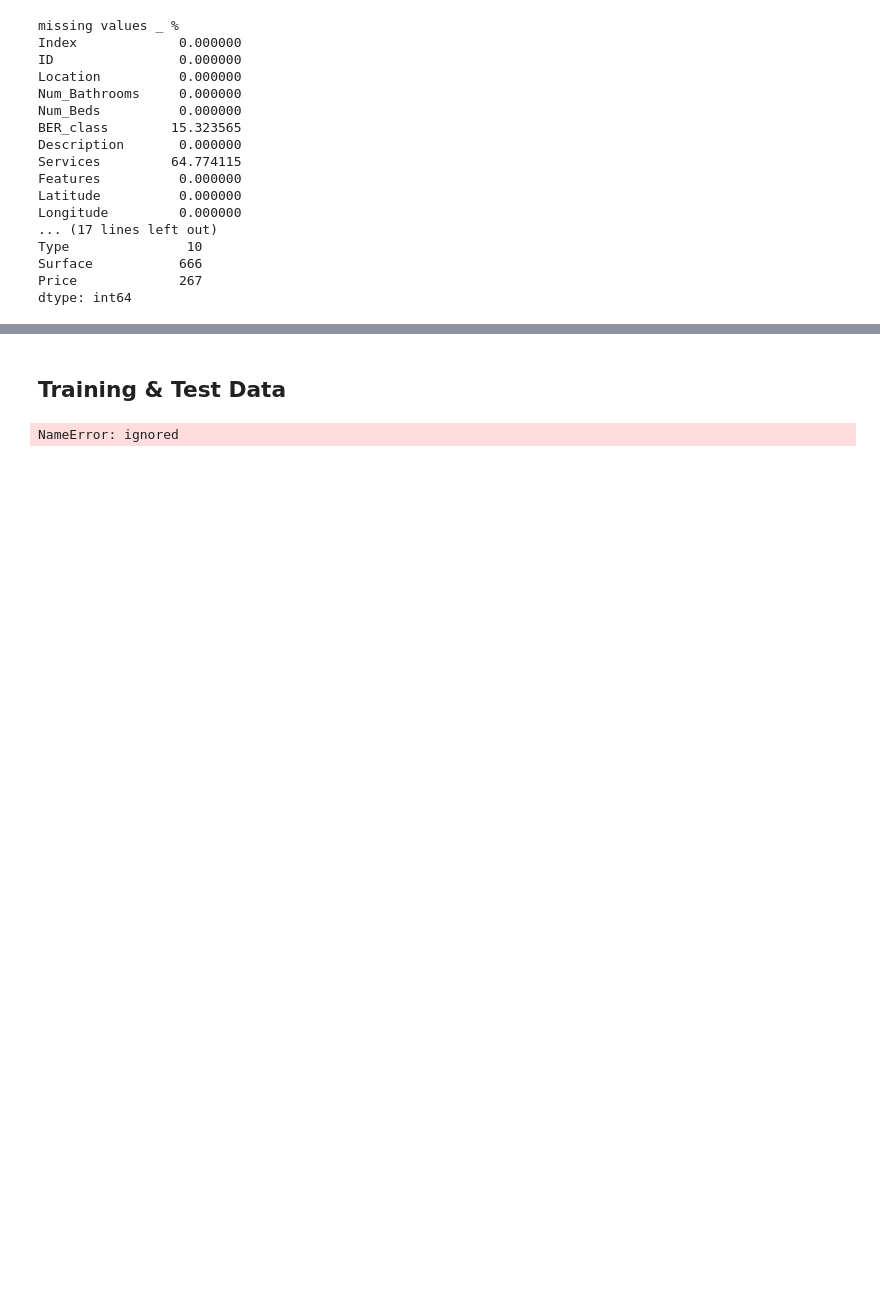
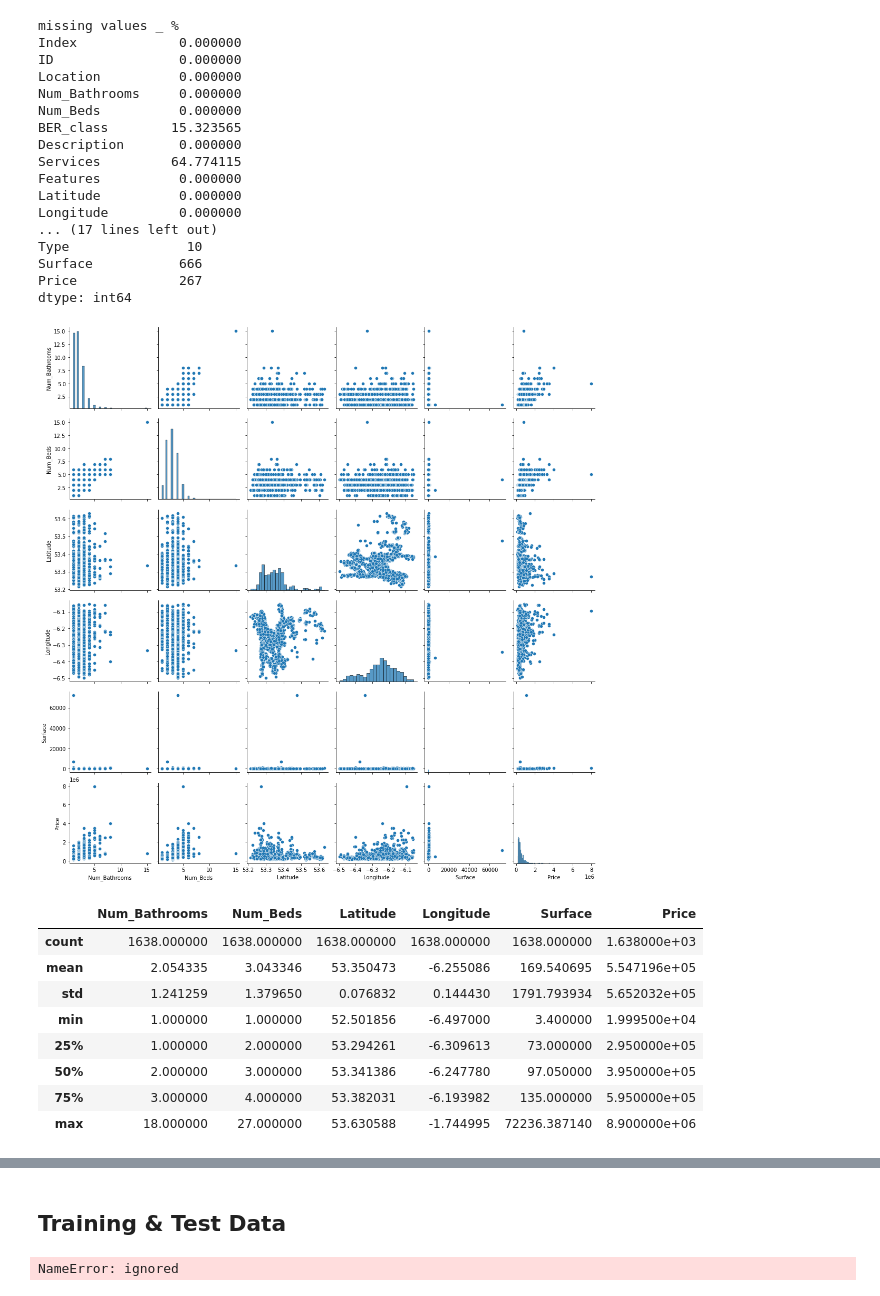
Before and after one commit to tomkeane07/AI-Projects-UL, a Jupyter notebook: semester3/MachineLearningApplications/E3/E3.ipynb, the cells around one changed output, grey strips where cells are left out. Saved outputs shown, nothing was run; the diff lists cells and outputs as text; code cells hidden in the pictures; blank space fills up the shorter version.

```diff
--- a/semester3/MachineLearningApplications/E3/E3.ipynb
+++ b/semester3/MachineLearningApplications/E3/E3.ipynb
@@ -188,3 +190,26 @@ Type               10
 Surface           666
 Price             267
 dtype: int64
+# %%
+dropcols = ['Services', 'Index', 'ID']
+# %%
+def inspect_data(df, dropcols):
+  df = df.drop(df[dropcols], axis=1)
+
+  sns.pairplot(data=df.dropna())
+  plt.show()
+
+  display(df.describe())
+
+inspect_data(dftrain, dropcols)
+# %% [output]
+[figure, added]
+|  | Num_Bathrooms | Num_Beds | Latitude | Longitude | Surface | Price |
+| count | 1638.000000 | 1638.000000 | 1638.000000 | 1638.000000 | 1638.000000 | 1.638000e+03 |
+| mean | 2.054335 | 3.043346 | 53.350473 | -6.255086 | 169.540695 | 5.547196e+05 |
+| std | 1.241259 | 1.379650 | 0.076832 | 0.144430 | 1791.793934 | 5.652032e+05 |
+| min | 1.000000 | 1.000000 | 52.501856 | -6.497000 | 3.400000 | 1.999500e+04 |
+| 25% | 1.000000 | 2.000000 | 53.294261 | -6.309613 | 73.000000 | 2.950000e+05 |
+| 50% | 2.000000 | 3.000000 | 53.341386 | -6.247780 | 97.050000 | 3.950000e+05 |
+| 75% | 3.000000 | 4.000000 | 53.382031 | -6.193982 | 135.000000 | 5.950000e+05 |
+| max | 18.000000 | 27.000000 | 53.630588 | -1.744995 | 72236.387140 | 8.900000e+06 |
```
Also changed, not shown: parts of 3 cells of this notebook.
